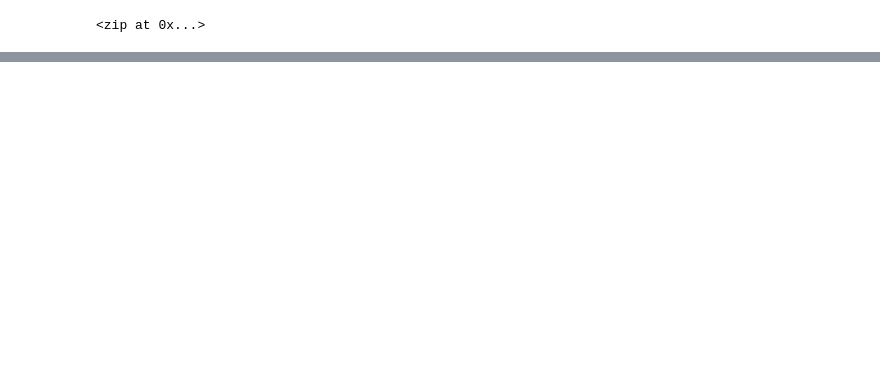
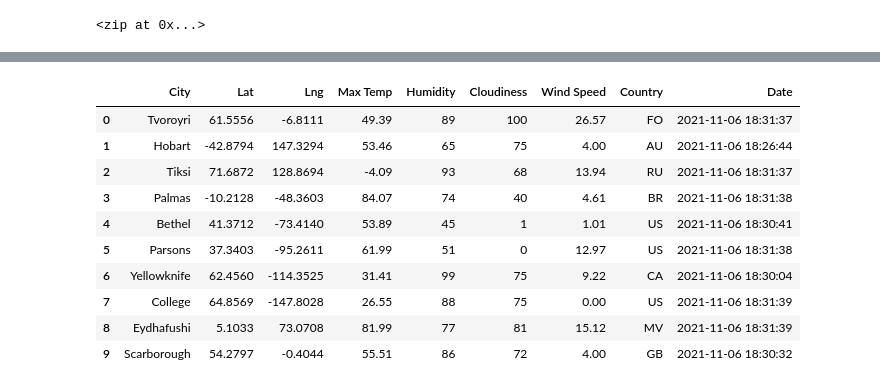
Before and after one commit to Indiradonthi/World_Weather_Analysis, a Jupyter notebook: WeatherPy.ipynb, the cells around one changed output, grey strips where cells are left out. Drawn from its saved outputs; the diff is of its cells as text; code cells hidden in the pictures; blank space fills up the shorter version.

Commit message:
Weather.ipynb

```diff
--- a/WeatherPy.ipynb
+++ b/WeatherPy.ipynb
@@ -56,0 +64,3 @@ len(cities)
+# %%
+# Starting URL for Weather Map API Call.
+url = "http://api.openweathermap.org/data/2.5/weather?units=Imperial&APPID=" + weather_api_key
@@ -56,0 +151,16 @@ len(cities)
+# %%
+# Convert the array of dictionaries to a Pandas DataFrame.
+city_data_df = pd.DataFrame(city_data)
+city_data_df.head(10)
+# %% [output]
+|  | City | Lat | Lng | Max Temp | Humidity | Cloudiness | Wind Speed | Country | Date |
+| 0 | Tvoroyri | 61.5556 | -6.8111 | 49.39 | 89 | 100 | 26.57 | FO | 2021-11-06 18:31:37 |
+| 1 | Hobart | -42.8794 | 147.3294 | 53.46 | 65 | 75 | 4.00 | AU | 2021-11-06 18:26:44 |
+| 2 | Tiksi | 71.6872 | 128.8694 | -4.09 | 93 | 68 | 13.94 | RU | 2021-11-06 18:31:37 |
+| 3 | Palmas | -10.2128 | -48.3603 | 84.07 | 74 | 40 | 4.61 | BR | 2021-11-06 18:31:38 |
+| 4 | Bethel | 41.3712 | -73.4140 | 53.89 | 45 | 1 | 1.01 | US | 2021-11-06 18:30:41 |
+| 5 | Parsons | 37.3403 | -95.2611 | 61.99 | 51 | 0 | 12.97 | US | 2021-11-06 18:31:38 |
+| 6 | Yellowknife | 62.4560 | -114.3525 | 31.41 | 99 | 75 | 9.22 | CA | 2021-11-06 18:30:04 |
+| 7 | College | 64.8569 | -147.8028 | 26.55 | 88 | 75 | 0.00 | US | 2021-11-06 18:31:39 |
+| 8 | Eydhafushi | 5.1033 | 73.0708 | 81.99 | 77 | 81 | 15.12 | MV | 2021-11-06 18:31:39 |
+| 9 | Scarborough | 54.2797 | -0.4044 | 55.51 | 86 | 72 | 4.00 | GB | 2021-11-06 18:30:32 |
```
Also changed, not shown: parts of 10 cells of this notebook, 4 other files.
